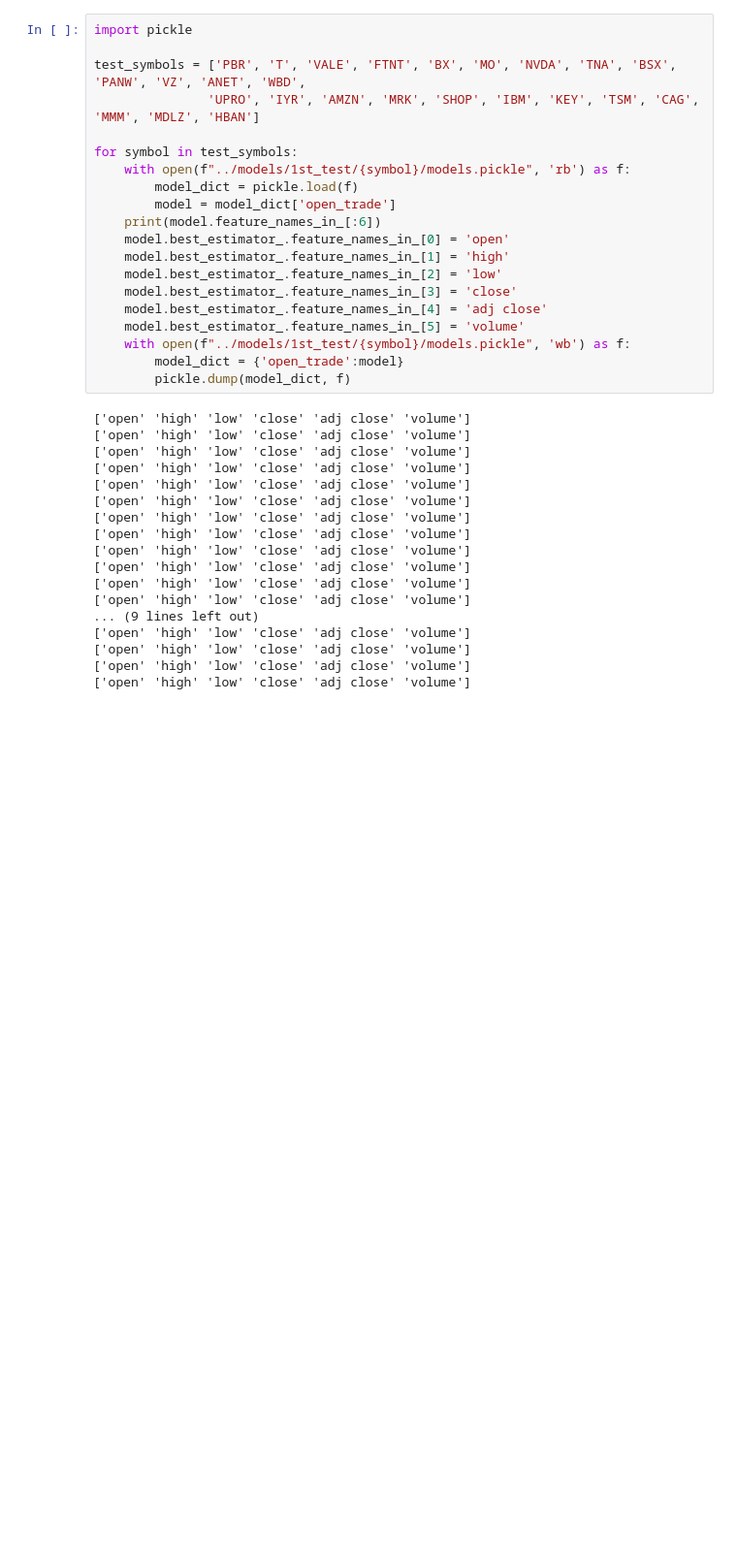
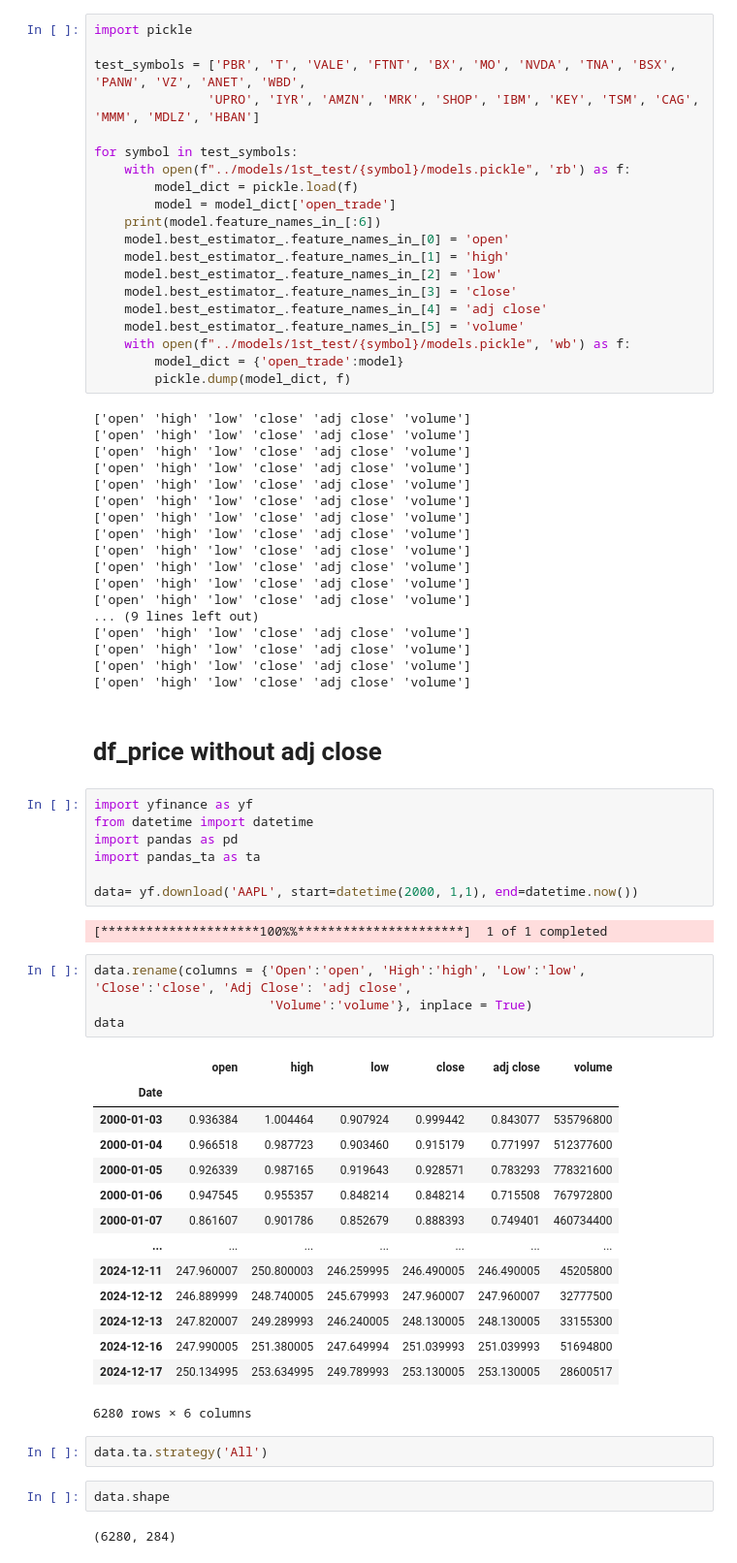
Before and after one commit to jklen/cataclysmic_alpha, a Jupyter notebook: experiment_notebooks/hhhl_ml1_backtest_analysis.ipynb, the cells around one changed output. Shown at 97% size. Saved outputs shown, nothing was run; the diff lists cells and outputs as text; blank space fills up the shorter version.

```diff
--- a/experiment_notebooks/hhhl_ml1_backtest_analysis.ipynb
+++ b/experiment_notebooks/hhhl_ml1_backtest_analysis.ipynb
@@ -1700,3 +1700,39 @@ for symbol in test_symbols:
 ['open' 'high' 'low' 'close' 'adj close' 'volume']
 ['open' 'high' 'low' 'close' 'adj close' 'volume']
 ['open' 'high' 'low' 'close' 'adj close' 'volume']
+# %% [markdown]
+# df_price without adj close
+# %%
+import yfinance as yf
+from datetime import datetime
+import pandas as pd
+import pandas_ta as ta
+
+data= yf.download('AAPL', start=datetime(2000, 1,1), end=datetime.now())
+# %% [output]
+[*********************100%%**********************]  1 of 1 completed
+# %%
+data.rename(columns = {'Open':'open', 'High':'high', 'Low':'low', 'Close':'close', 'Adj Close': 'adj close',
+                       'Volume':'volume'}, inplace = True)
+data
+# %% [output]
+|  | open | high | low | close | adj close | volume |
+| Date |  |  |  |  |  |  |
+| 2000-01-03 | 0.936384 | 1.004464 | 0.907924 | 0.999442 | 0.843077 | 535796800 |
+| 2000-01-04 | 0.966518 | 0.987723 | 0.903460 | 0.915179 | 0.771997 | 512377600 |
+| 2000-01-05 | 0.926339 | 0.987165 | 0.919643 | 0.928571 | 0.783293 | 778321600 |
+| 2000-01-06 | 0.947545 | 0.955357 | 0.848214 | 0.848214 | 0.715508 | 767972800 |
+| 2000-01-07 | 0.861607 | 0.901786 | 0.852679 | 0.888393 | 0.749401 | 460734400 |
+| ... | ... | ... | ... | ... | ... | ... |
+| 2024-12-11 | 247.960007 | 250.800003 | 246.259995 | 246.490005 | 246.490005 | 45205800 |
+| 2024-12-12 | 246.889999 | 248.740005 | 245.679993 | 247.960007 | 247.960007 | 32777500 |
+| 2024-12-13 | 247.820007 | 249.289993 | 246.240005 | 248.130005 | 248.130005 | 33155300 |
+| 2024-12-16 | 247.990005 | 251.380005 | 247.649994 | 251.039993 | 251.039993 | 51694800 |
+| 2024-12-17 | 250.134995 | 253.634995 | 249.789993 | 253.130005 | 253.130005 | 28600517 |
+6280 rows × 6 columns
+# %%
+data.ta.strategy('All')
+# %%
+data.shape
+# %% [output]
+(6280, 284)
```
Also changed, not shown: parts of 25 cells of this notebook, 23 other files.
